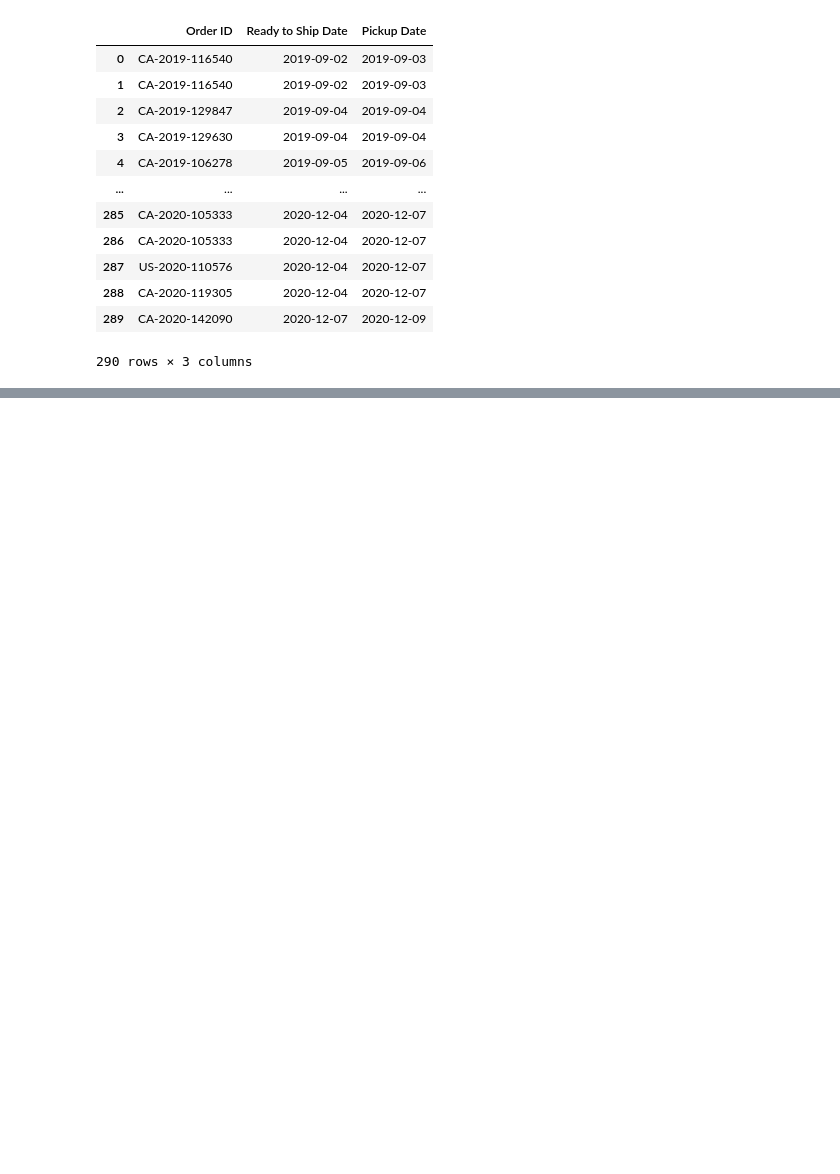
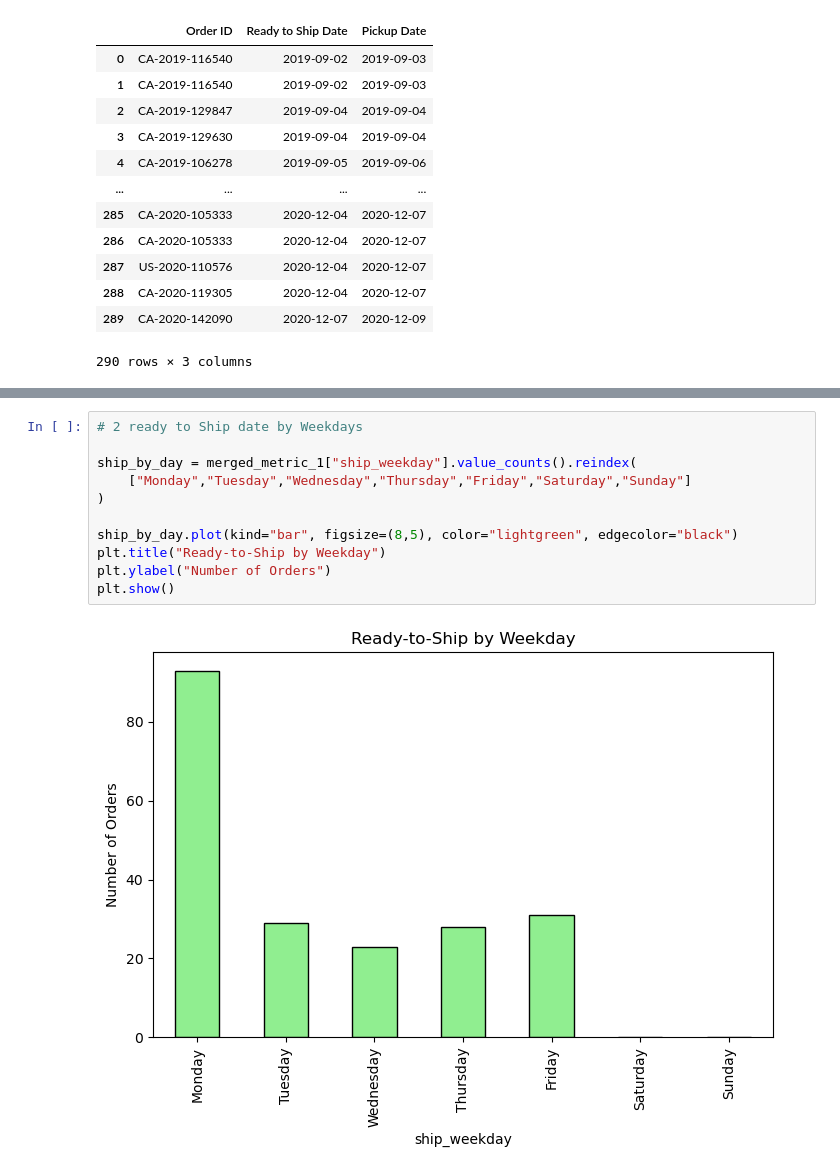
Before and after one commit to amandawang90-spec/neuefische-data-analysis-180825-muesli_eda_project, a Jupyter notebook: jamil.ipynb, the cells around one changed output, grey strips where cells are left out. Saved outputs shown, nothing was run; the diff lists cells and outputs as text; blank space fills up the shorter version.

```diff
--- a/jamil.ipynb
+++ b/jamil.ipynb
@@ -104,0 +530,13 @@ df_1
+# %%
+# 2 ready to Ship date by Weekdays
+
+ship_by_day = merged_metric_1["ship_weekday"].value_counts().reindex(
+    ["Monday","Tuesday","Wednesday","Thursday","Friday","Saturday","Sunday"]
+)
+
+ship_by_day.plot(kind="bar", figsize=(8,5), color="lightgreen", edgecolor="black")
+plt.title("Ready-to-Ship by Weekday")
+plt.ylabel("Number of Orders")
+plt.show()
+# %% [output]
+[figure, added]
```
Also changed, not shown: parts of 94 cells of this notebook.
